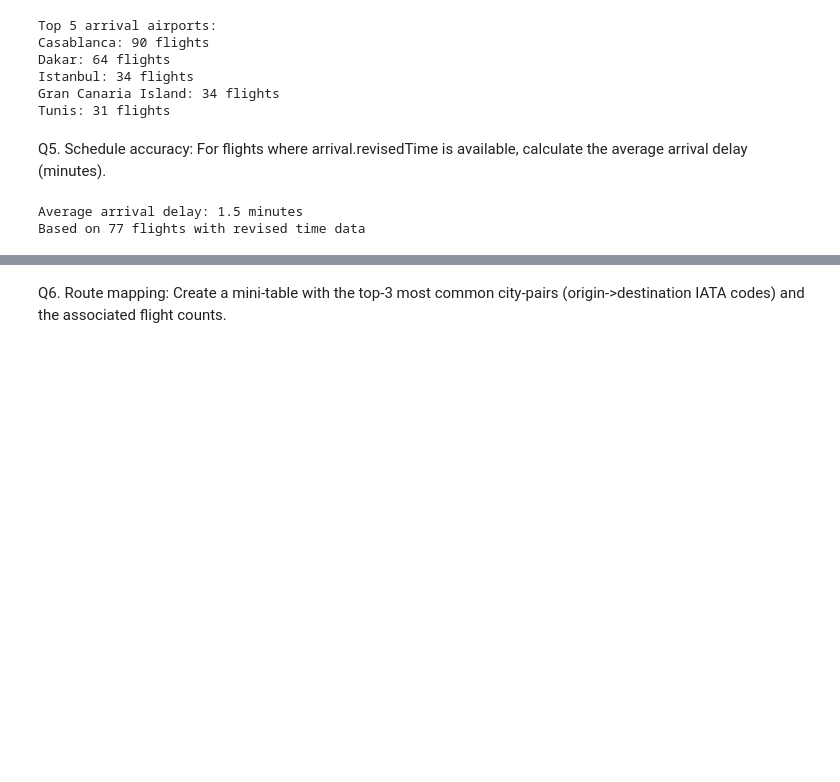
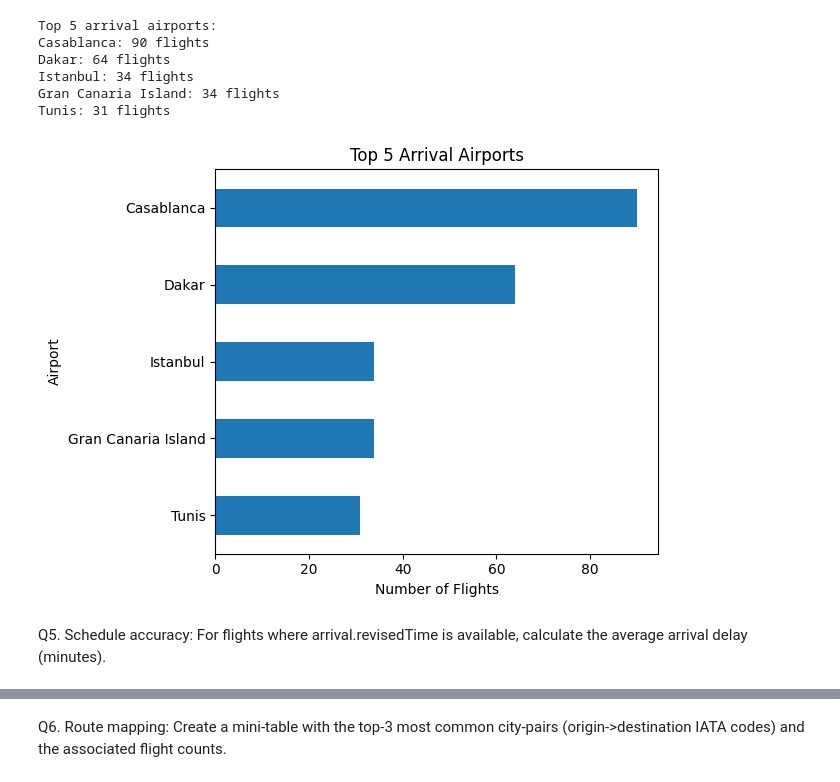
Before and after one commit to abedelb/rimai, a Jupyter notebook: courses/data-engineering/course-2/nkc_airport_analyisis.ipynb, the cells around one changed output, grey strips where cells are left out. Drawn from its saved outputs; the diff is of its cells as text; code cells hidden in the pictures; blank space fills up the shorter version.

```diff
--- a/courses/data-engineering/course-2/nkc_airport_analyisis.ipynb
+++ b/courses/data-engineering/course-2/nkc_airport_analyisis.ipynb
@@ -200,11 +275,13 @@ Most common aircraft model is Boeing 737-800 with 68 occurrences
 # %% [markdown]
 Q4. Busiest arrival airport: List the top‑5 arrival airports by number of scheduled arrivals.
 # %%
+number_top = 5
+
 top_arrivals = df['arrival'].apply(
     lambda x: x['airport']['name'] if isinstance(x, dict) else None
-).value_counts().head(5)
+).value_counts().head(number_top)
 
-print("Top 5 arrival airports:")
+print(f"Top {number_top} arrival airports:")
 for airport, count in top_arrivals.items():
     print(f"{airport}: {count} flights")
 # %% [output]
@@ -214,47 +291,15 @@ Dakar: 64 flights
 Istanbul: 34 flights
 Gran Canaria Island: 34 flights
 Tunis: 31 flights
+# %%
+top_arrivals.plot(kind='barh', colormap='tab20',)
+plt.title(f'Top {number_top} Arrival Airports')
+plt.xlabel('Number of Flights')
+plt.ylabel('Airport')
+plt.gca().invert_yaxis()  # Inverse l'ordre pour avoir le plus grand en haut
+plt.tight_layout()
+plt.show()
+# %% [output]
+[figure, added]
 # %% [markdown]
 Q5. Schedule accuracy: For flights where arrival.revisedTime is available, calculate the average arrival delay (minutes).
-# %%
-import pandas as pd
-
-# Safely extract scheduled and revised times
-def get_scheduled_time(x):
-    try:
-        return x['scheduledTime']['utc'] if isinstance(x, dict) else None
-    except KeyError:
-        return None
-
-def get_revised_time(x):
-    try:
-        return x.get('revisedTime', {}).get('utc') if isinstance(x, dict) else None
-    except KeyError:
-        return None
-
-# Convert to datetime
-df['scheduled_arrival'] = pd.to_datetime(
-    df['arrival'].apply(get_scheduled_time),
-    errors='coerce'
-)
-
-df['revised_arrival'] = pd.to_datetime(
-    df['arrival'].apply(get_revised_time),
-    errors='coerce'
-)
-
-# Calculate delay only for flights with revised times
-valid_delays = df['revised_arrival'].notna() & df['scheduled_arrival'].notna()
-df['arrival_delay_minutes'] = (
-    (df.loc[valid_delays, 'revised_arrival'] -
-     df.loc[valid_delays, 'scheduled_arrival']
-    ).dt.total_seconds() / 60)
-
-# Compute average delay
-average_delay = df['arrival_delay_minutes'].mean()
-
-print(f"Average arrival delay: {average_delay:.1f} minutes")
-print(f"Based on {valid_delays.sum()} flights with revised time data")
-# %% [output]
-Average arrival delay: 1.5 minutes
-Based on 77 flights with revised time data
```
Also changed, not shown: parts of 15 cells of this notebook.
